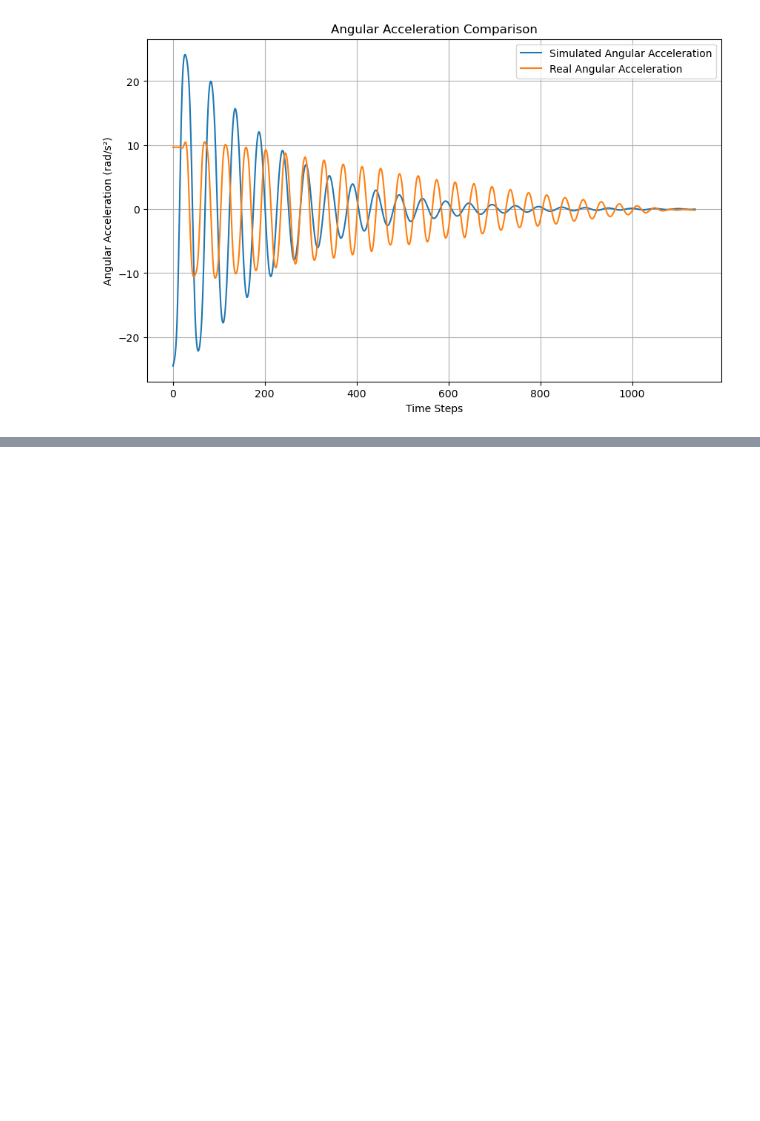
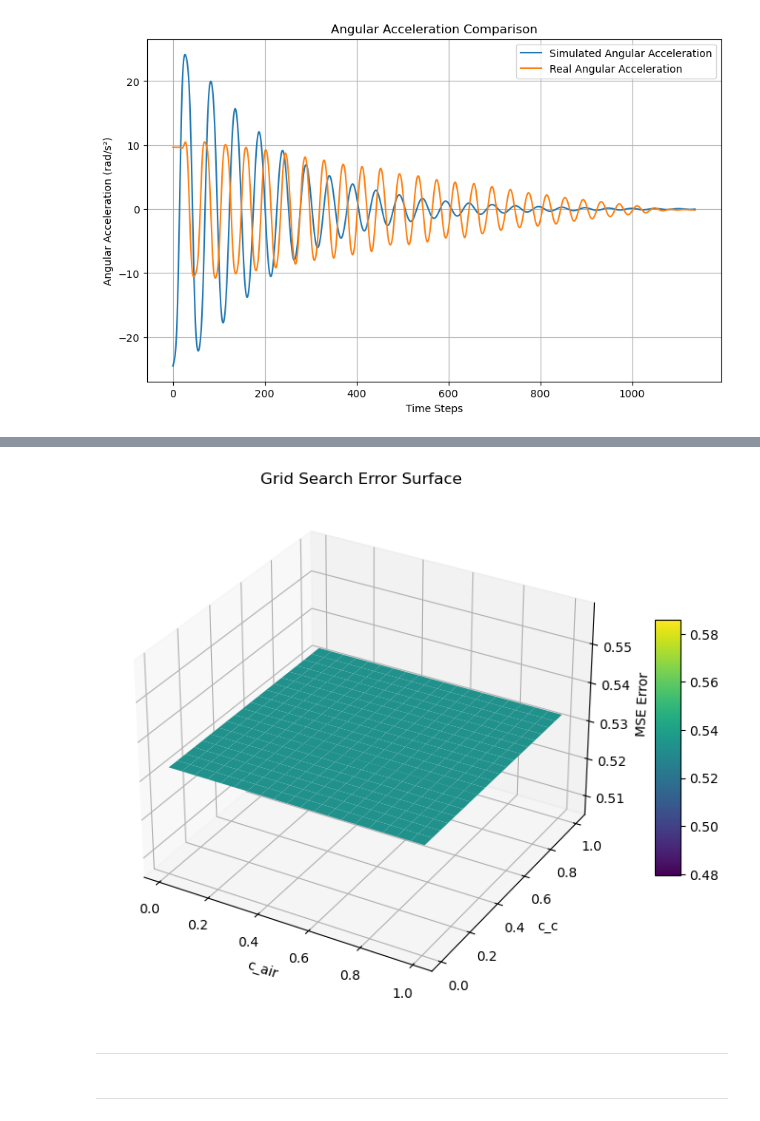
Before and after one commit to Pooyan-Farzanehkari/Smart-syetems-labs, a Jupyter notebook: grid_search.ipynb, the cells around one changed output, grey strips where cells are left out. Cells and saved outputs as stored; diff of their text form; code cells hidden in the pictures; blank space fills up the shorter version.

Commit message:
add lab_3 notebook, compare error functions and write reports

```diff
--- a/grid_search.ipynb
+++ b/grid_search.ipynb
@@ -298,0 +368,22 @@ plt.show()
+# %%
+# Create meshgrid for plotting
+C_air, C_c = np.meshgrid(c_air_list, c_c_list, indexing='ij')
+
+# Plotting the 3D error surface
+fig = plt.figure(figsize=(10, 7))
+ax = fig.add_subplot(111, projection='3d')
+surf = ax.plot_surface(C_air, C_c, error_grid, cmap='viridis')
+
+ax.set_xlabel('c_air')
+ax.set_ylabel('c_c')
+ax.set_zlabel('MSE Error')
+ax.set_title('Grid Search Error Surface')
+
+fig.colorbar(surf, ax=ax, shrink=0.5, aspect=10)
+plt.show()
+# %% [output]
+[figure, added]
+# %% [markdown]
+----
+# %% [markdown]
+----
```
Also changed, not shown: parts of 30 cells of this notebook, 3 other files.
